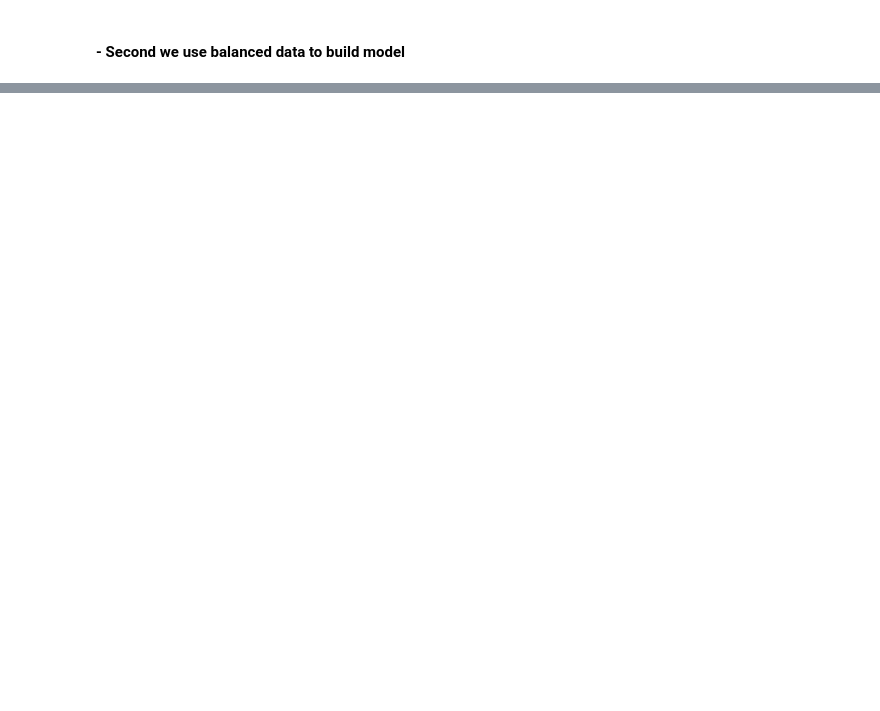
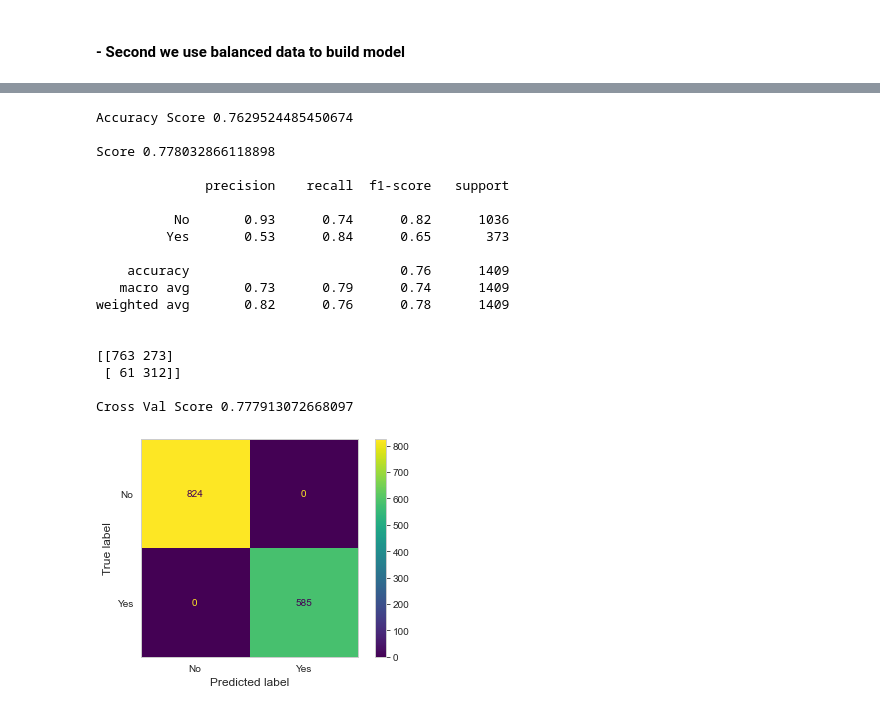
Before and after one commit to AgungYogaSetiawan/Predict-Churn-Customer, a Jupyter notebook: Predict Customer Churn.ipynb, the cells around one changed output, grey strips where cells are left out. Saved outputs shown, nothing was run; the diff lists cells and outputs as text; code cells hidden in the pictures; blank space fills up the shorter version.

```diff
--- a/Predict Customer Churn.ipynb
+++ b/Predict Customer Churn.ipynb
@@ -993,0 +1099,35 @@ See Full Dataframe in Mito
+# %%
+# LogisticRegression
+model_lr = LogisticRegression()
+model_lr.fit(X_train_smote, y_train_smote)
+y_pred = model_lr.predict(X_test)
+lr_acc = accuracy_score(y_test, y_pred)
+lr_cv = cross_val_score(model_lr, X_train_smote, y_train_smote, cv=5)
+print(f"Accuracy Score {lr_acc}",'\n')
+print(f"Score {model_lr.score(X_train_smote, y_train_smote)}",'\n')
+print(classification_report(y_test, y_pred),'\n')
+print(confusion_matrix(y_test, y_pred),'\n')
+print(f"Cross Val Score {lr_cv.mean()}",'\n')
+plot_confusion_matrix(model_lr, X_test, y_pred)
+plt.grid(None)
+plt.show()
+# %% [output]
+Accuracy Score 0.7629524485450674
+
+Score 0.778032866118898
+
+              precision    recall  f1-score   support
+
+          No       0.93      0.74      0.82      1036
+         Yes       0.53      0.84      0.65       373
+
+    accuracy                           0.76      1409
+   macro avg       0.73      0.79      0.74      1409
+weighted avg       0.82      0.76      0.78      1409
+
+
+[[763 273]
+ [ 61 312]]
+
+Cross Val Score 0.777913072668097
+[figure, added]
```
Also changed, not shown: parts of 17 cells of this notebook.
